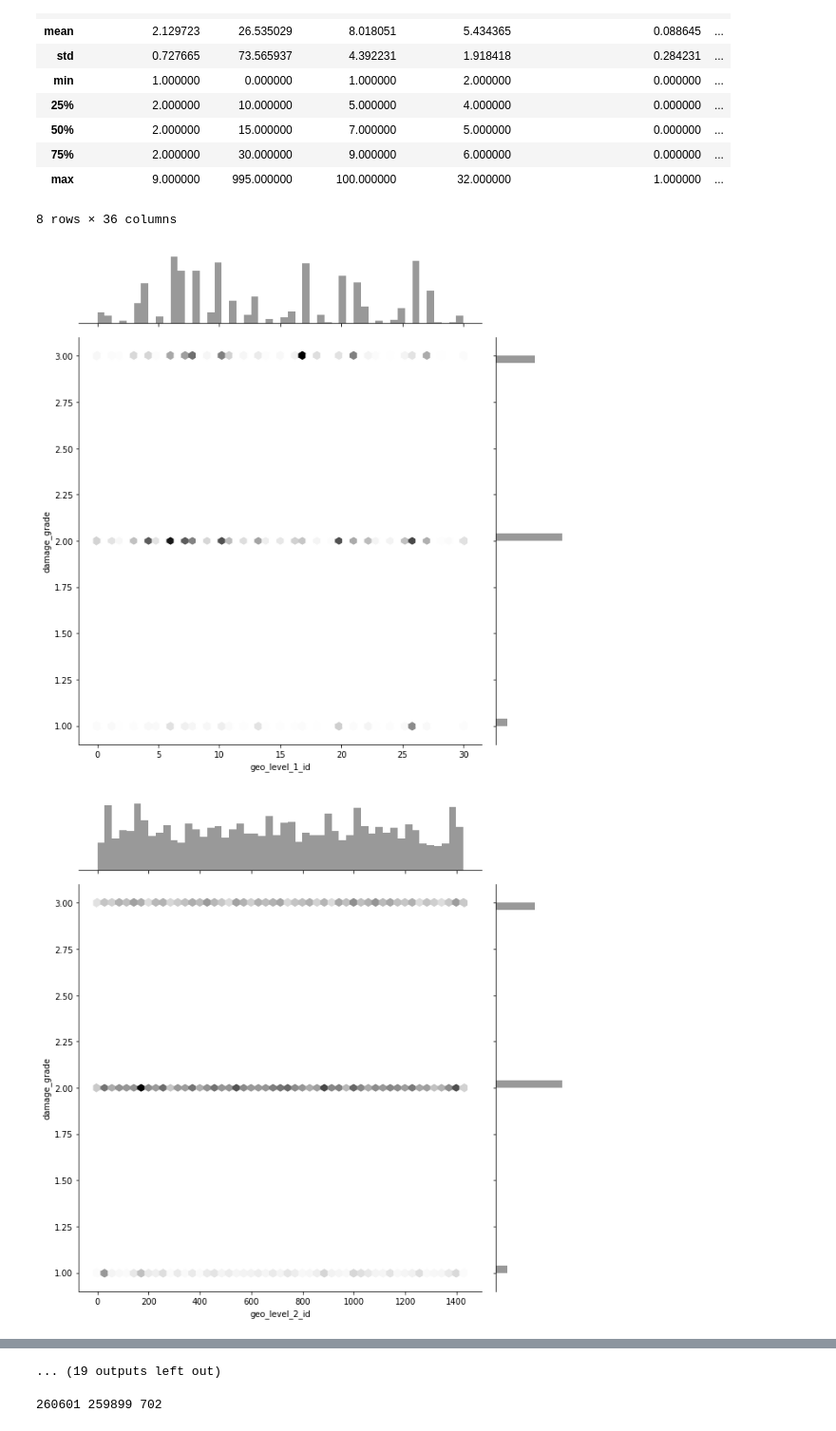
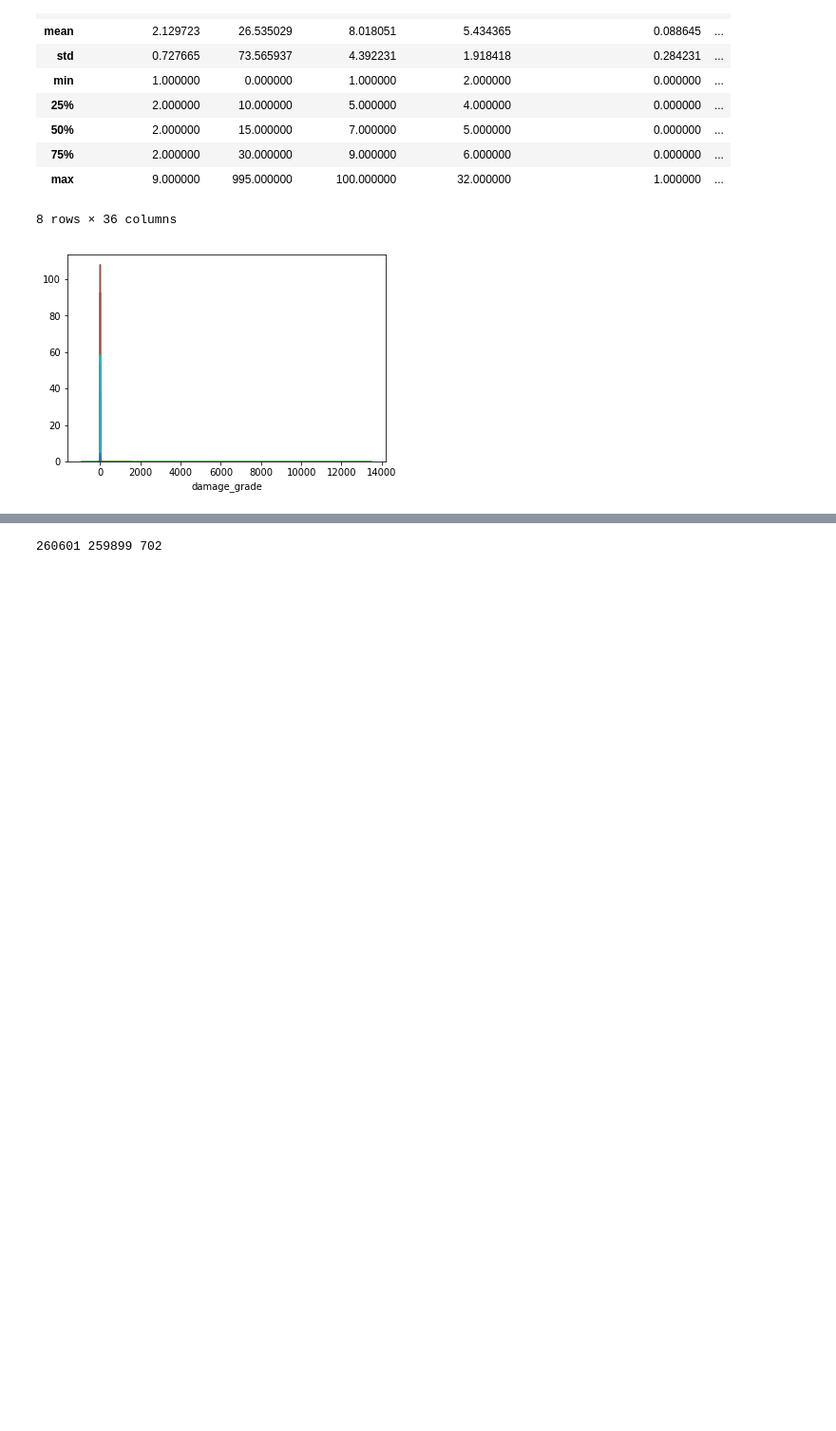
Before and after one commit to mlladocunyat/Richter_s_Predictor, a Jupyter notebook: plot_analisis.ipynb, the cells around one changed output, grey strips where cells are left out. Shown at 95% size. Drawn from its saved outputs; the diff is of its cells as text; code cells hidden in the pictures; blank space fills up the shorter version.

```diff
--- a/plot_analisis.ipynb
+++ b/plot_analisis.ipynb
@@ -75,7 +75,7 @@ sns_data=train_values[number_cols].join(train_labels)
 sns_data=sns_data[sns_data.age < AGELIMIT]
 # %%
 for col in sns_data.columns:
-    sns.jointplot(sns_data[col], sns_data['damage_grade'], kind="hex", color="k", height=9)
+    #sns.jointplot(sns_data[col], sns_data['damage_grade'], kind="hex", color="k", height=9)
+    sns.distplot(sns_data[col])
 # %% [output]
-[figure, old version]
+[figure, new version]
-[figure, removed]
@@ -92,4 +82,3 @@ for col in sns_data.columns:
-... (19 outputs left out)
 # %%
 sns_data=train_values[['height_percentage']].join(train_labels)
 l1=len(sns_data)
```
Also changed, not shown: parts of 1 cell of this notebook, 3 other files.
